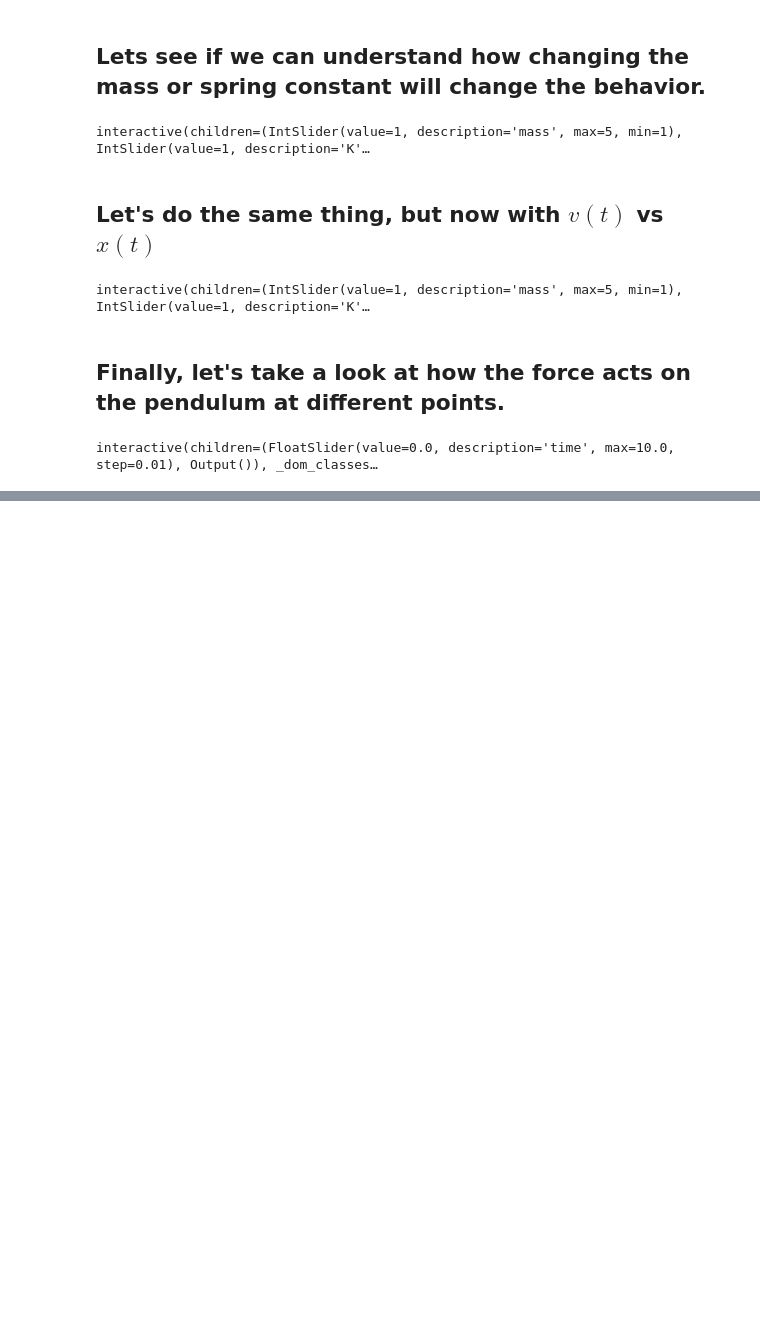
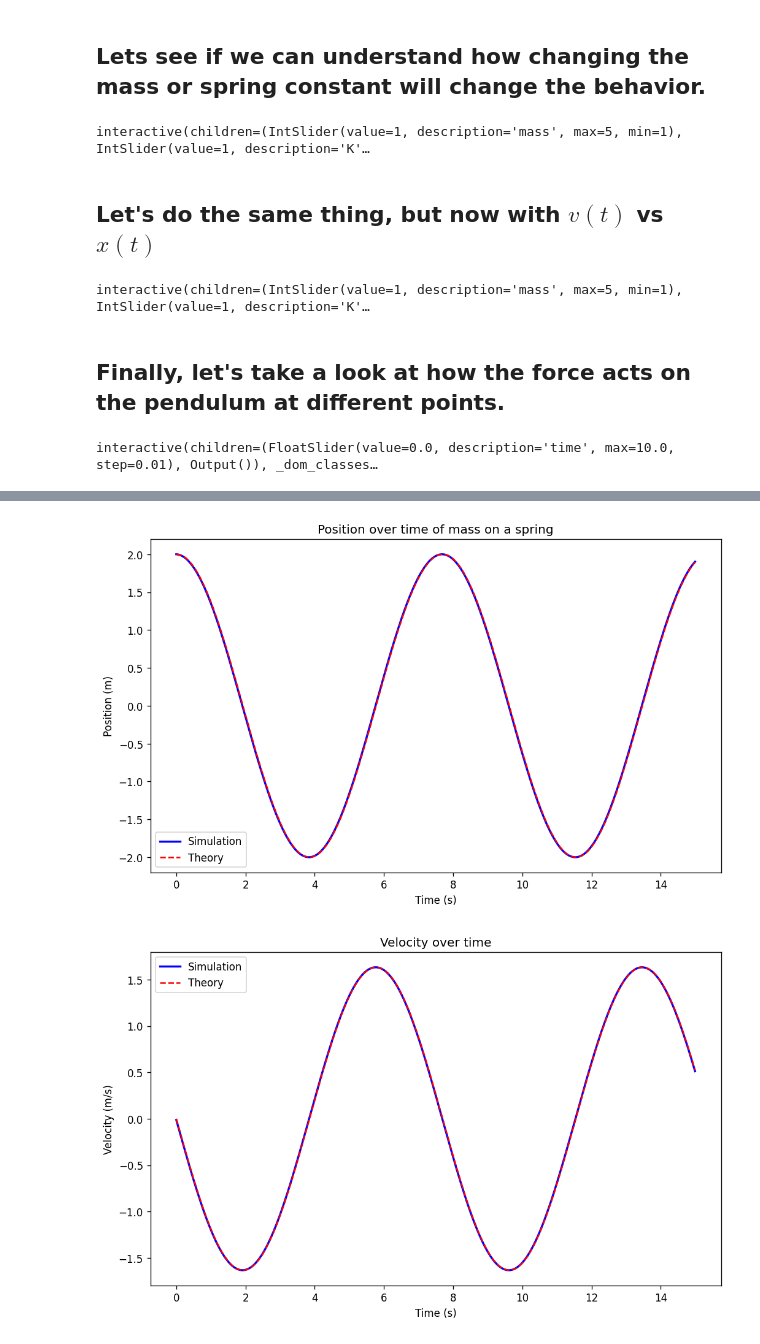
Before and after one commit to evan-trommer/WSE380_LinearForces, a Jupyter notebook: SHO.ipynb, the cells around one changed output, grey strips where cells are left out. Drawn from its saved outputs; the diff is of its cells as text; code cells hidden in the pictures; blank space fills up the shorter version.

```diff
--- a/SHO.ipynb
+++ b/SHO.ipynb
@@ -259,0 +262,67 @@ interactive(children=(FloatSlider(value=0.0, description='time', max=10.0, step=
+# %%
+# length of the spring
+xc = 0
+# distance from the rest position of the spring
+x0 = 2
+# initial velocity
+v0 = 0
+
+
+# spring constant  = k, mass = m
+k = 4
+m = 6
+
+# time I want the simulation to run
+running_time = 15
+# interval of time
+dt = 0.01
+#full list of time values
+time_values = np.arange(0, running_time, dt)
+
+#initial conditions
+x_of_t = x0
+v_of_t = v0
+positions = np.array([])
+velocities = np.array([])
+
+for i in range(len(time_values)):
+    # use out differential equation, but with non-infinitesimal (i.e. finite) step size
+    acceleration = -(k/m)*x_of_t
+
+    v_of_t = v_of_t + (acceleration*dt)
+    velocities = np.append(velocities, v_of_t)
+    x_of_t = x_of_t + (v_of_t*dt)
+    positions = np.append(positions, x_of_t)
+
+# Position vs. Time
+
+pos_theory = x0*np.cos(np.sqrt(k/m)*time_values)
+plt.figure(figsize=(10, 6), dpi = 120)
+plt.plot(time_values, positions, color = 'b', lw = 2, label = "Simulation")
+plt.plot(time_values, pos_theory, color = 'r', ls = '--', label = "Theory")
+plt.xlabel('Time (s)')
+plt.ylabel('Position (m)')
+plt.title('Position over time of mass on a spring')
+plt.legend()
+plt.show()
+
+vel_theory = -x0*np.sqrt(k/m)*np.sin(np.sqrt(k/m)*time_values)
+plt.figure(figsize=(10, 6), dpi = 120)
+plt.plot(time_values, velocities, color = 'b', lw = 2, label = "Simulation")
+plt.plot(time_values, vel_theory, color = 'r', ls = '--', label = "Theory")
+plt.xlabel('Time (s)')
+plt.ylabel('Velocity (m/s)')
+plt.title('Velocity over time')
+plt.legend()
+plt.show()
+
+plt.figure(figsize=(6, 6), dpi = 120)
+plt.plot(positions, velocities, color = 'b', lw = 2, label = "Simulation")
+plt.xlabel('Meters (m)')
+plt.ylabel('Velocity (m/s)')
+plt.title('Phase portrait')
+plt.legend()
+plt.show()
+# %% [output]
+[figure, added]
+[figure, added]
```
Also changed, not shown: parts of 5 cells of this notebook, 1 other file.
